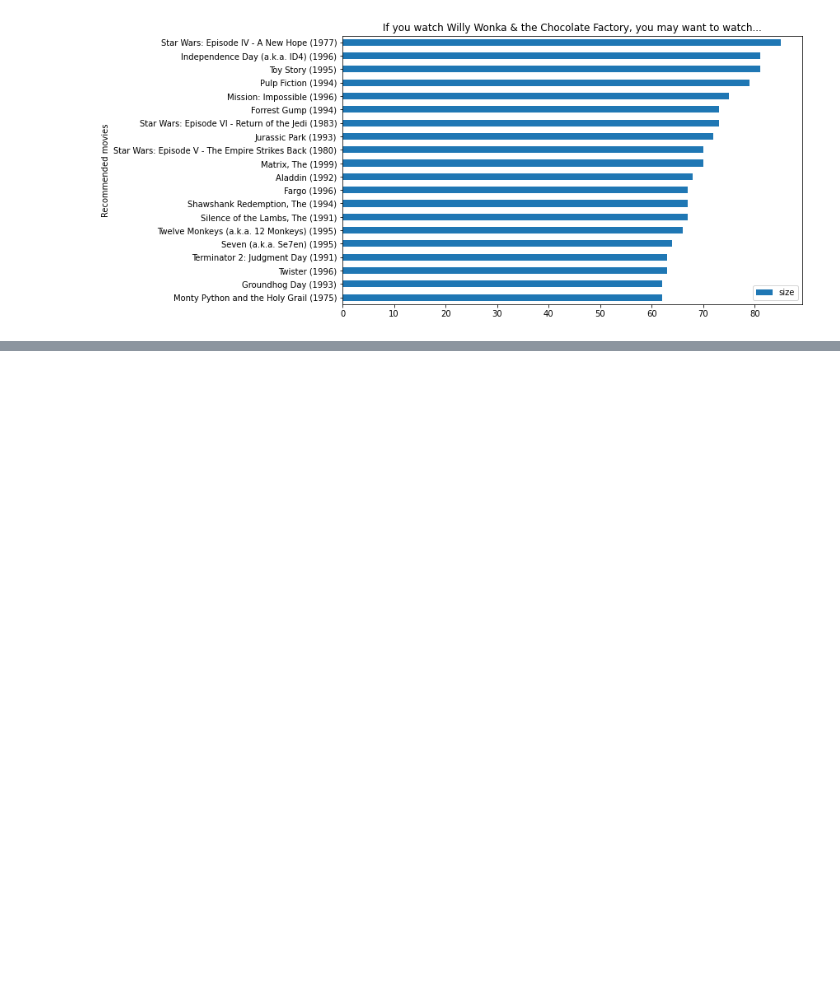
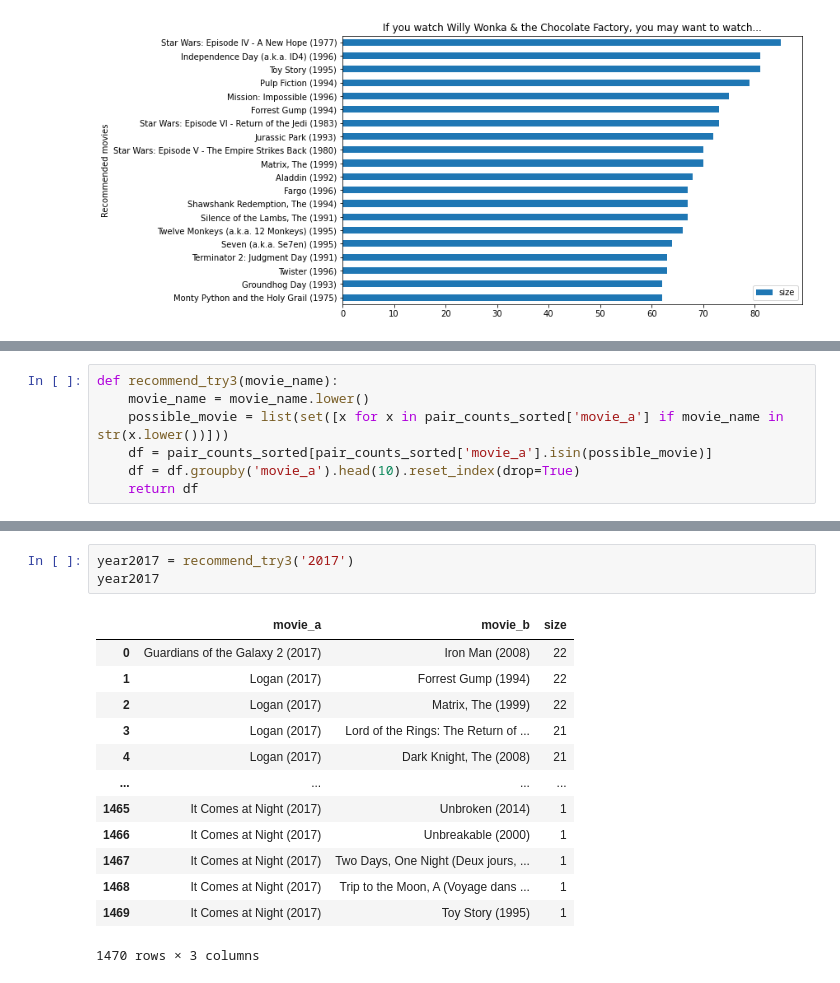
Before and after one commit to wswu001/Recommendation-Engine-for-Movies, a Jupyter notebook: main.ipynb, the cells around one changed output, grey strips where cells are left out. Drawn from its saved outputs; the diff is of its cells as text; blank space fills up the shorter version.

```diff
--- a/main.ipynb
+++ b/main.ipynb
@@ -184,0 +210,7 @@ plt.show()
+# %%
+def recommend_try3(movie_name):
+    movie_name = movie_name.lower()
+    possible_movie = list(set([x for x in pair_counts_sorted['movie_a'] if movie_name in str(x.lower())]))
+    df = pair_counts_sorted[pair_counts_sorted['movie_a'].isin(possible_movie)]
+    df = df.groupby('movie_a').head(10).reset_index(drop=True)
+    return df
@@ -184,0 +243,17 @@ plt.show()
+# %%
+year2017 = recommend_try3('2017')
+year2017
+# %% [output]
+|  | movie_a | movie_b | size |
+| 0 | Guardians of the Galaxy 2 (2017) | Iron Man (2008) | 22 |
+| 1 | Logan (2017) | Forrest Gump (1994) | 22 |
+| 2 | Logan (2017) | Matrix, The (1999) | 22 |
+| 3 | Logan (2017) | Lord of the Rings: The Return of ... | 21 |
+| 4 | Logan (2017) | Dark Knight, The (2008) | 21 |
+| ... | ... | ... | ... |
+| 1465 | It Comes at Night (2017) | Unbroken (2014) | 1 |
+| 1466 | It Comes at Night (2017) | Unbreakable (2000) | 1 |
+| 1467 | It Comes at Night (2017) | Two Days, One Night (Deux jours, ... | 1 |
+| 1468 | It Comes at Night (2017) | Trip to the Moon, A (Voyage dans ... | 1 |
+| 1469 | It Comes at Night (2017) | Toy Story (1995) | 1 |
+1470 rows × 3 columns
```
Also changed, not shown: parts of 7 cells of this notebook.
